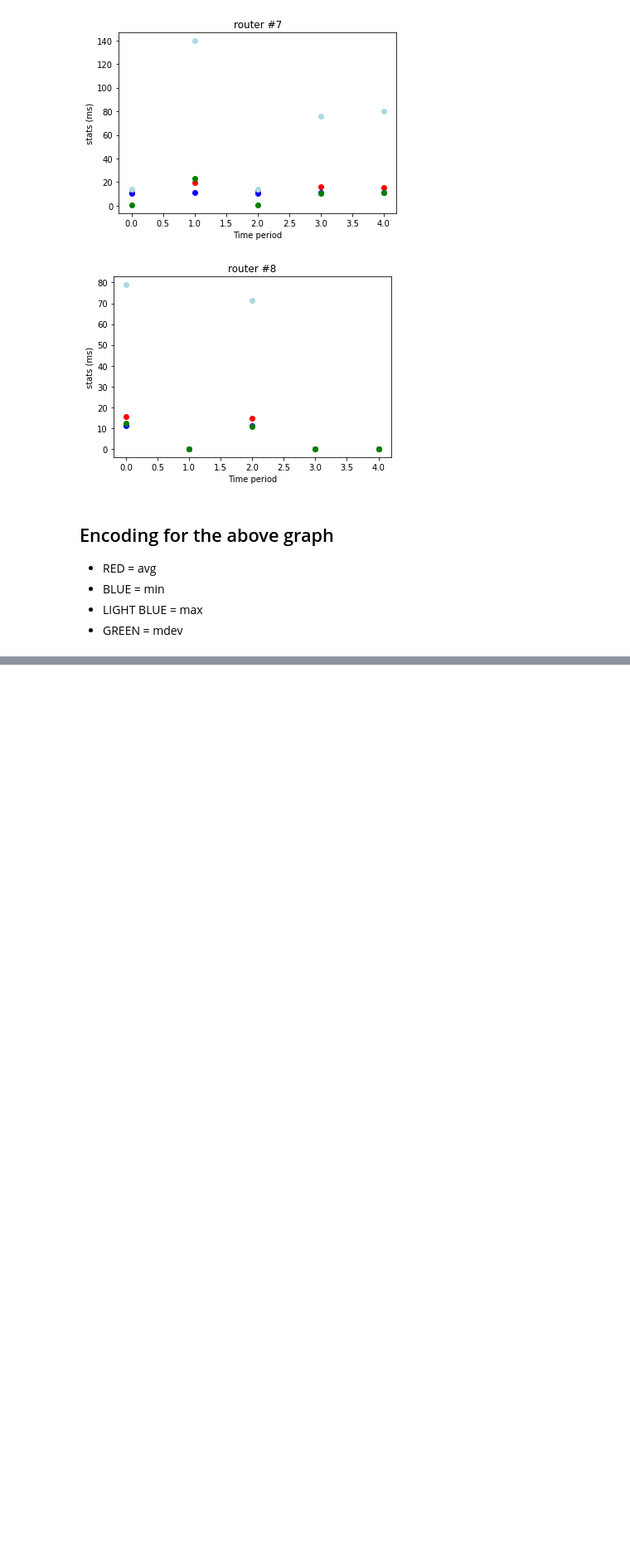
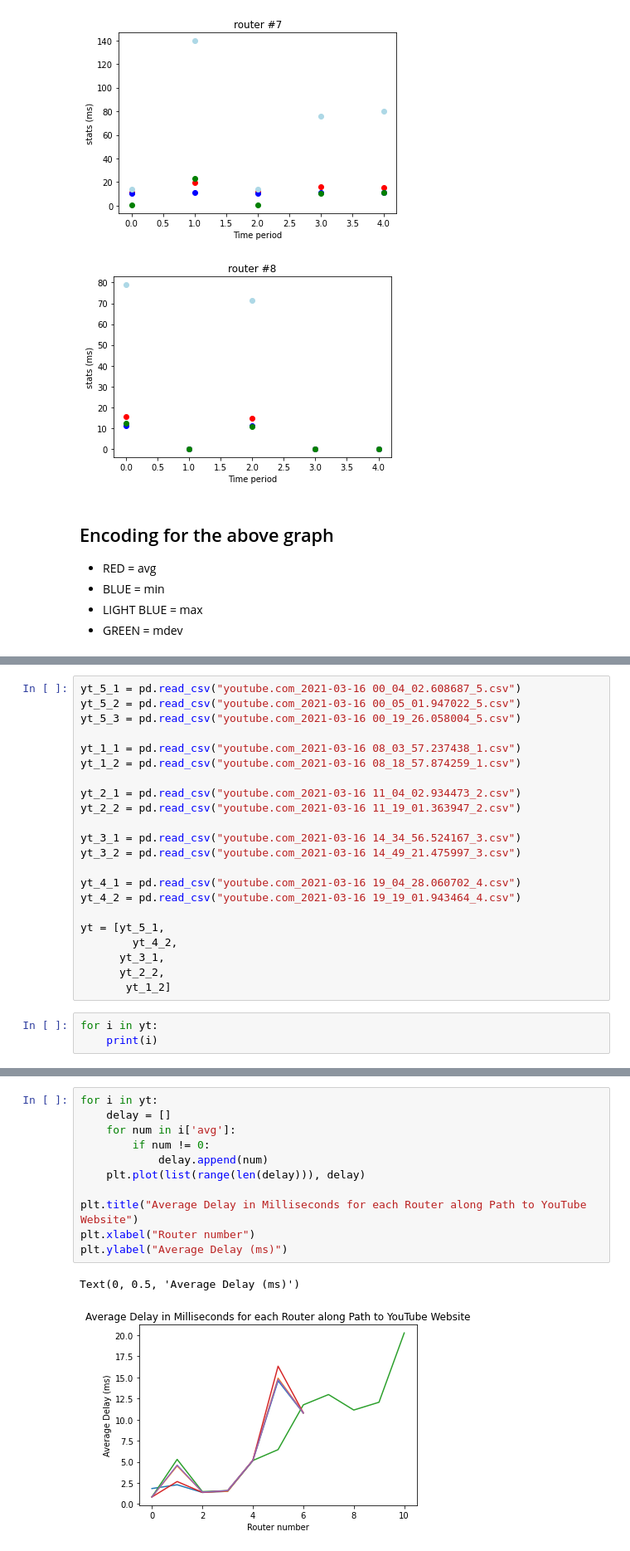
Before and after one commit to aghayes/comp431-ec, a Jupyter notebook: Ping_TraceRoute_Analysis.ipynb, the cells around one changed output, grey strips where cells are left out. Shown at 83% size. Drawn from its saved outputs; the diff is of its cells as text; blank space fills up the shorter version.

Commit message:
finished youtube graphs

```diff
--- a/Ping_TraceRoute_Analysis.ipynb
+++ b/Ping_TraceRoute_Analysis.ipynb
@@ -593,0 +596,25 @@ for i in range(9):
+# %%
+yt_5_1 = pd.read_csv("youtube.com_2021-03-16 00_04_02.608687_5.csv")
+yt_5_2 = pd.read_csv("youtube.com_2021-03-16 00_05_01.947022_5.csv")
+yt_5_3 = pd.read_csv("youtube.com_2021-03-16 00_19_26.058004_5.csv")
+
+yt_1_1 = pd.read_csv("youtube.com_2021-03-16 08_03_57.237438_1.csv")
+yt_1_2 = pd.read_csv("youtube.com_2021-03-16 08_18_57.874259_1.csv")
+
+yt_2_1 = pd.read_csv("youtube.com_2021-03-16 11_04_02.934473_2.csv")
+yt_2_2 = pd.read_csv("youtube.com_2021-03-16 11_19_01.363947_2.csv")
+
+yt_3_1 = pd.read_csv("youtube.com_2021-03-16 14_34_56.524167_3.csv")
+yt_3_2 = pd.read_csv("youtube.com_2021-03-16 14_49_21.475997_3.csv")
+
+yt_4_1 = pd.read_csv("youtube.com_2021-03-16 19_04_28.060702_4.csv")
+yt_4_2 = pd.read_csv("youtube.com_2021-03-16 19_19_01.943464_4.csv")
+
+yt = [yt_5_1,
+        yt_4_2,
+      yt_3_1,
+      yt_2_2,
+       yt_1_2]
+# %%
+for i in yt:
+    print(i)
@@ -593,0 +639,14 @@ for i in range(9):
+# %%
+for i in yt:
+    delay = []
+    for num in i['avg']:
+        if num != 0:
+            delay.append(num)
+    plt.plot(list(range(len(delay))), delay)
+
+plt.title("Average Delay in Milliseconds for each Router along Path to YouTube Website")
+plt.xlabel("Router number")
+plt.ylabel("Average Delay (ms)")
+# %% [output]
+Text(0, 0.5, 'Average Delay (ms)')
+[figure, added]
```
Also changed, not shown: parts of 18 cells of this notebook.
